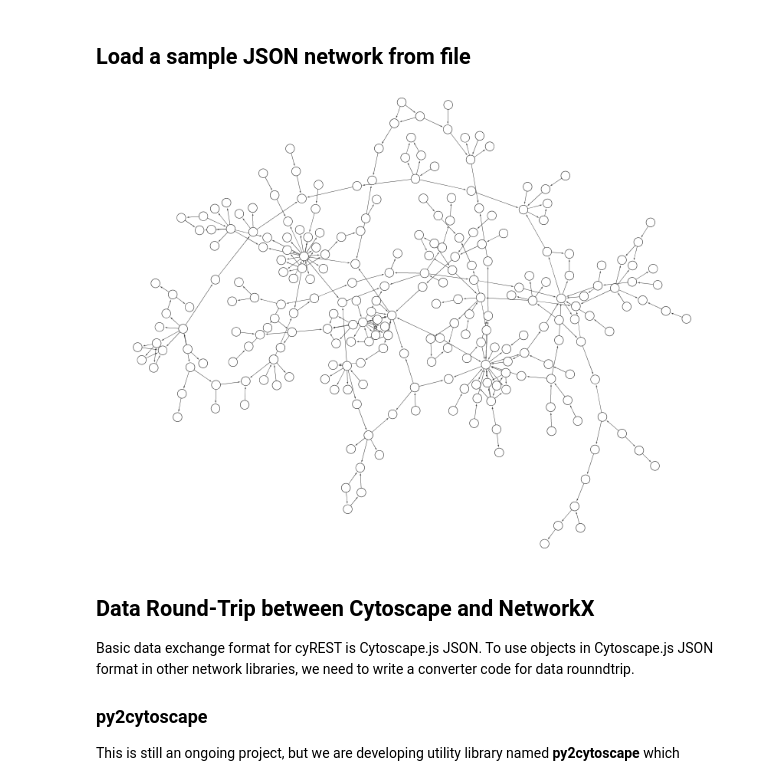
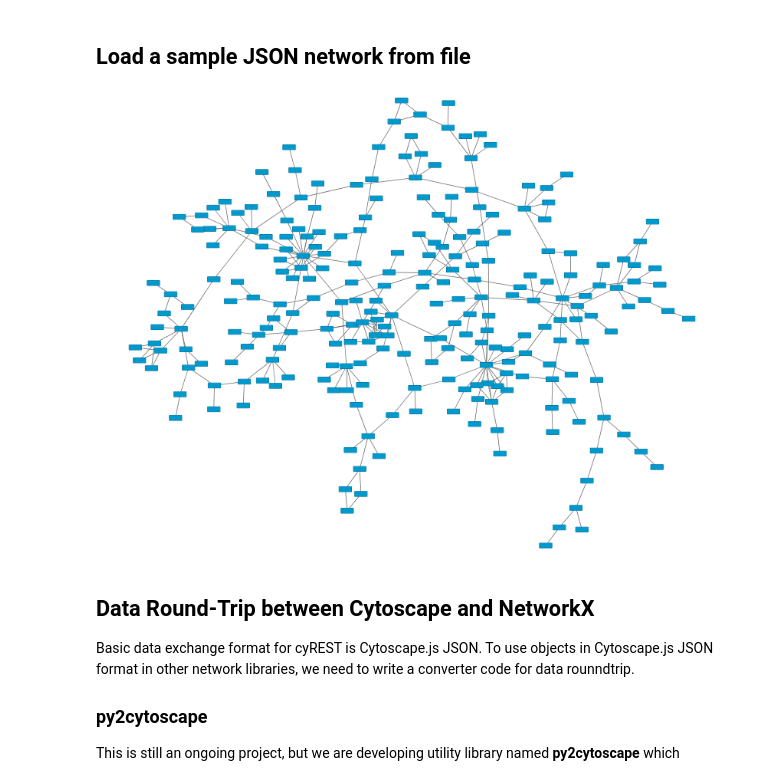
Before and after one commit to idekerlab/vizbi-2015, a Jupyter notebook: tutorials/Lesson_2_Graph_Libraries.ipynb, the cells around one changed output. Saved outputs shown, nothing was run; the diff lists cells and outputs as text; code cells hidden in the pictures.

```diff
--- a/tutorials/Lesson_2_Graph_Libraries.ipynb
+++ b/tutorials/Lesson_2_Graph_Libraries.ipynb
@@ -91,7 +91,7 @@ output_notebook()
 import pandas as pd
 
 PORT_NUMBER = 1234
-IP = '192.168.100.172'
+IP = '10.10.99.221'
 BASE = 'http://' + IP +  ':' + str(PORT_NUMBER) + '/v1/'
 HEADERS = {'Content-Type': 'application/json'}
 
@@ -105,21 +104,21 @@ requests.delete(BASE + 'session')
 # %%
 # Create dictionary object from JSON file
 f = open('data/yeast.json', 'r')
 cyjs_network = json.load(f)
 
 # Set network name
 cyjs_network['data']['name'] = 'Yeast Sample 1'
 
 res = requests.post(BASE + 'networks', data=json.dumps(cyjs_network), headers=HEADERS)
 new_suid = res.json()['networkSUID']
 
 # Apply style and layout
 requests.get(BASE + 'apply/layouts/force-directed/' + str(new_suid))
-requests.get(BASE + 'apply/styles/Directed/' + str(new_suid))
+requests.get(BASE + 'apply/styles/default/' + str(new_suid))
 
 Image(BASE+'networks/' + str(new_suid) + '/views/first.png')
 # %% [output]
-[figure, old version]
+[figure, new version]
 # %% [markdown]
 ## Data Round-Trip between Cytoscape and NetworkX
 Basic data exchange format for cyREST is Cytoscape.js JSON.  To use objects in Cytoscape.js JSON format in other network libraries, we need to write a converter code for data rounndtrip.
```
Also changed, not shown: parts of 12 cells of this notebook, 6 other files.
